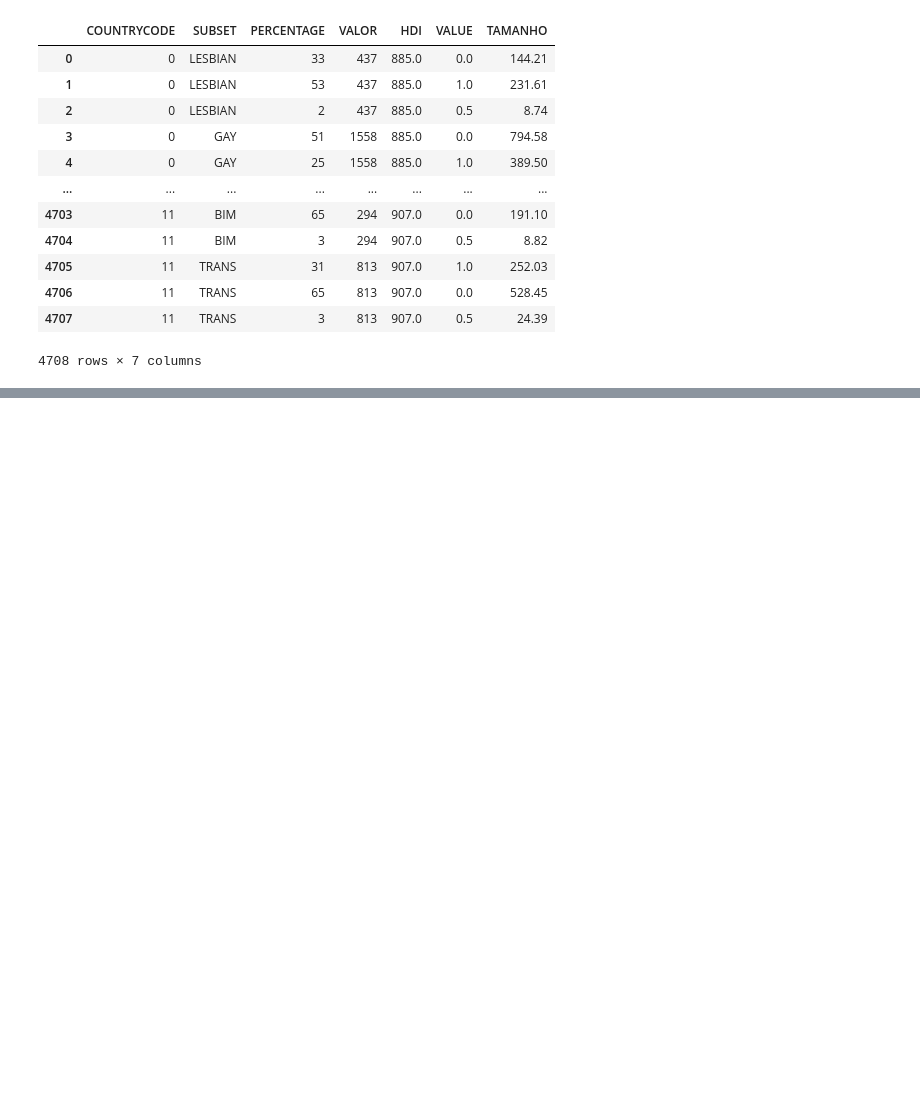
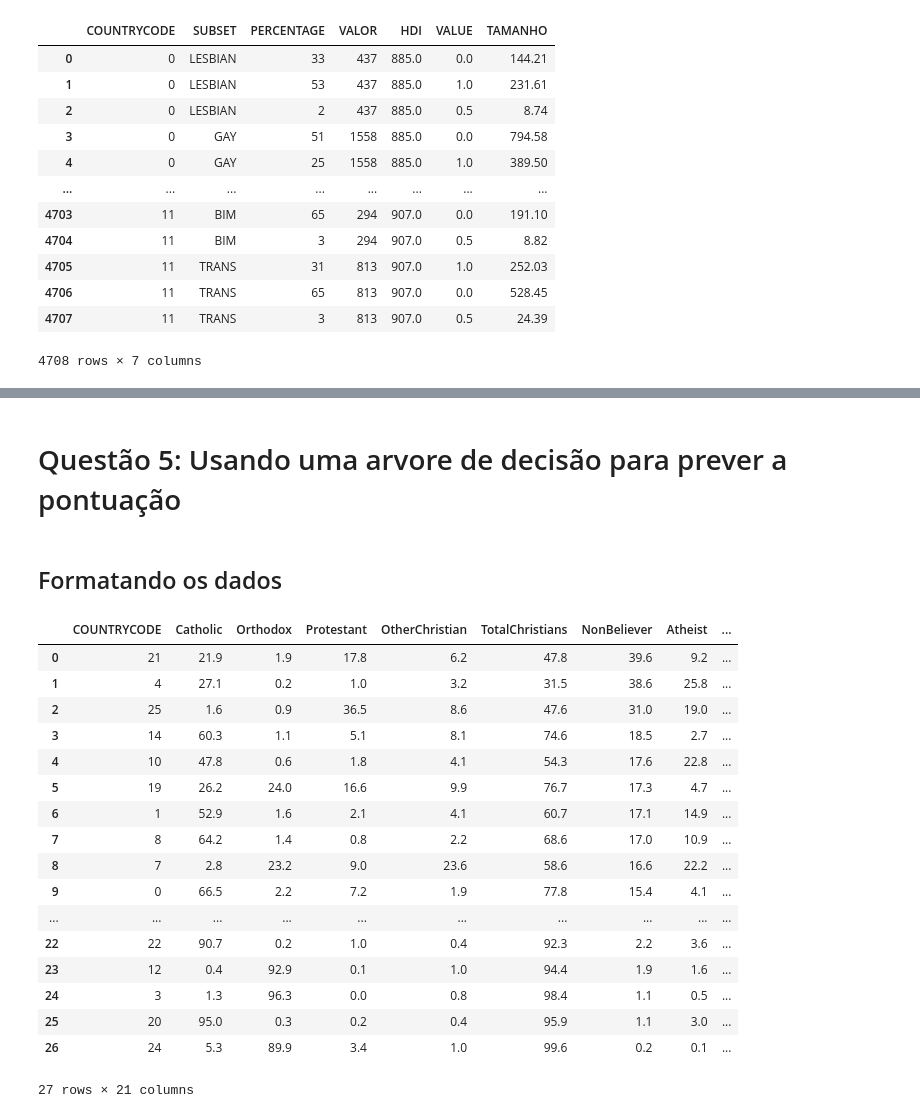
Before and after one commit to FranciscoNevesT/Trabalho-ICD, a Jupyter notebook: Francisco.ipynb, the cells around one changed output, grey strips where cells are left out. Cells and saved outputs as stored; diff of their text form; code cells hidden in the pictures; blank space fills up the shorter version.

```diff
--- a/Francisco.ipynb
+++ b/Francisco.ipynb
@@ -144,0 +224,32 @@ f.close()
+# %% [markdown]
+# Questão 5: Usando uma arvore de decisão para prever a pontuação
+# %% [markdown]
+## Formatando os dados
+# %%
+query = """
+Select *
+From RELIGION NATURAL JOIN CULTURE NATURAL JOIN IDH
+
+"""
+
+df = pd.read_sql_query(query,conn)
+df
+# %% [output]
+|  | COUNTRYCODE | Catholic | Orthodox | Protestant | OtherChristian | TotalChristians | NonBeliever | Atheist | ... |
+| 0 | 21 | 21.9 | 1.9 | 17.8 | 6.2 | 47.8 | 39.6 | 9.2 | ... |
+| 1 | 4 | 27.1 | 0.2 | 1.0 | 3.2 | 31.5 | 38.6 | 25.8 | ... |
+| 2 | 25 | 1.6 | 0.9 | 36.5 | 8.6 | 47.6 | 31.0 | 19.0 | ... |
+| 3 | 14 | 60.3 | 1.1 | 5.1 | 8.1 | 74.6 | 18.5 | 2.7 | ... |
+| 4 | 10 | 47.8 | 0.6 | 1.8 | 4.1 | 54.3 | 17.6 | 22.8 | ... |
+| 5 | 19 | 26.2 | 24.0 | 16.6 | 9.9 | 76.7 | 17.3 | 4.7 | ... |
+| 6 | 1 | 52.9 | 1.6 | 2.1 | 4.1 | 60.7 | 17.1 | 14.9 | ... |
+| 7 | 8 | 64.2 | 1.4 | 0.8 | 2.2 | 68.6 | 17.0 | 10.9 | ... |
+| 8 | 7 | 2.8 | 23.2 | 9.0 | 23.6 | 58.6 | 16.6 | 22.2 | ... |
+| 9 | 0 | 66.5 | 2.2 | 7.2 | 1.9 | 77.8 | 15.4 | 4.1 | ... |
+| ... | ... | ... | ... | ... | ... | ... | ... | ... | ... |
+| 22 | 22 | 90.7 | 0.2 | 1.0 | 0.4 | 92.3 | 2.2 | 3.6 | ... |
+| 23 | 12 | 0.4 | 92.9 | 0.1 | 1.0 | 94.4 | 1.9 | 1.6 | ... |
+| 24 | 3 | 1.3 | 96.3 | 0.0 | 0.8 | 98.4 | 1.1 | 0.5 | ... |
+| 25 | 20 | 95.0 | 0.3 | 0.2 | 0.4 | 95.9 | 1.1 | 3.0 | ... |
+| 26 | 24 | 5.3 | 89.9 | 3.4 | 1.0 | 99.6 | 0.2 | 0.1 | ... |
+27 rows × 21 columns
```
Also changed, not shown: parts of 27 cells of this notebook, 3 other files.
